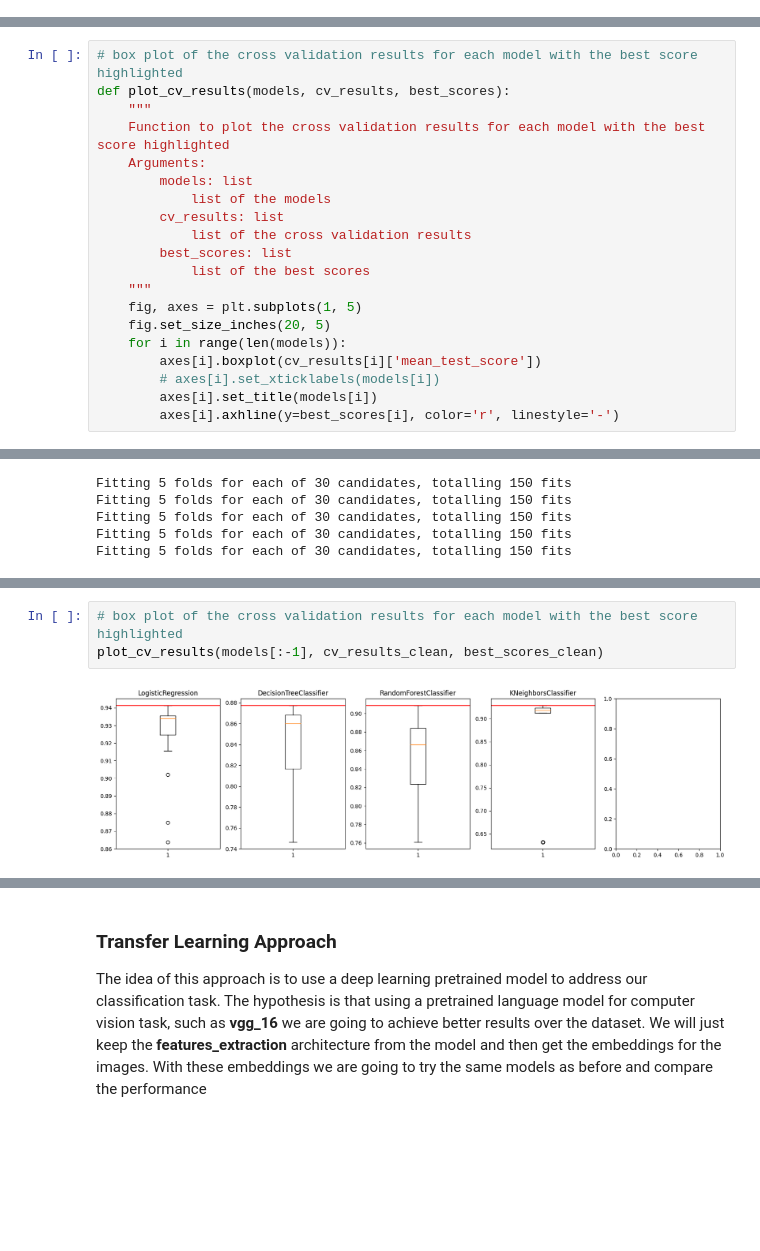
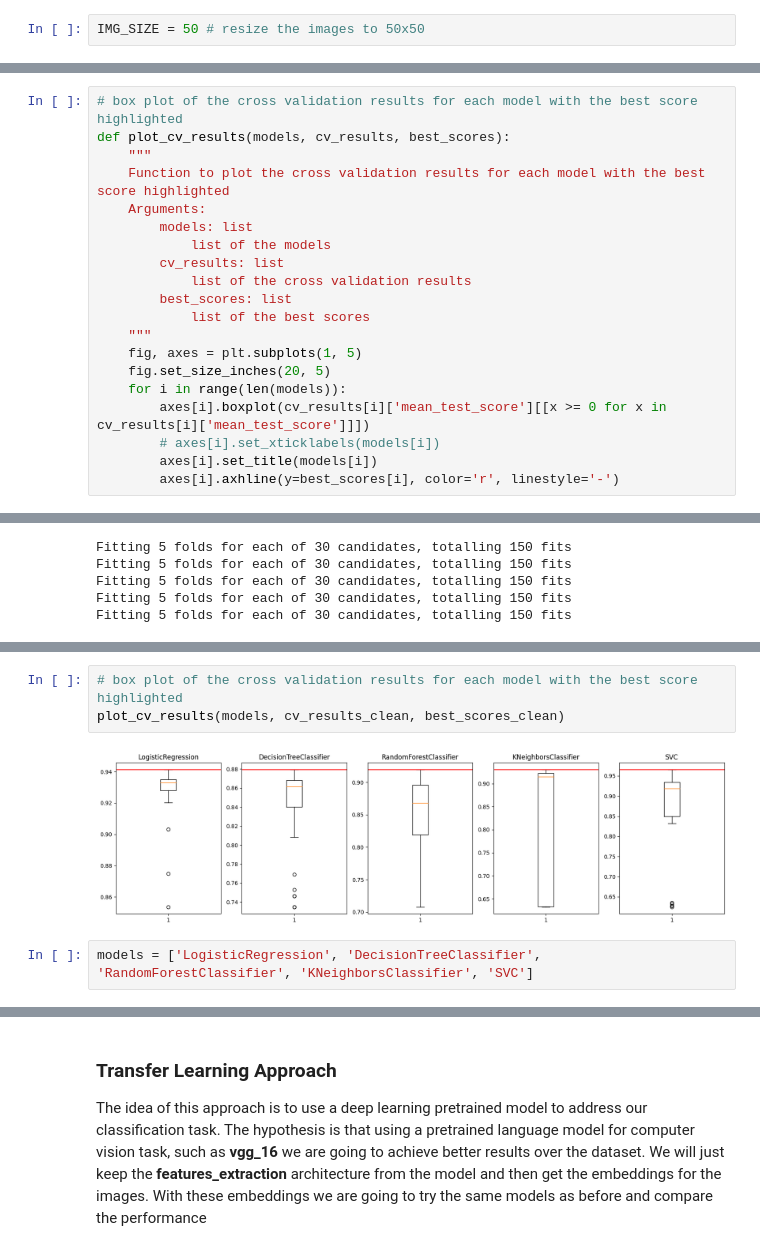
Before and after one commit to jlopetegui98/Hands-on-ML-Project, a Jupyter notebook: main.ipynb, the cells around one changed output, grey strips where cells are left out. Saved outputs shown, nothing was run; the diff lists cells and outputs as text; blank space fills up the shorter version.

```diff
--- a/main.ipynb
+++ b/main.ipynb
@@ -211,6 +212,8 @@ print(f"Shape of test_images: \t{test_images.shape}")
 # %% [output]
 Shape of train_images:  (5232, 2500)
 Shape of test_images:   (624, 2500)
+# %%
+IMG_SIZE = 50 # resize the images to 50x50
 # %% [markdown]
 Once the images are charged in order to illustrate the data we are working with we will plot different images from the three labels and sets (train/test).
 # %%
@@ -874,7 +877,7 @@ def plot_cv_results(models, cv_results, best_scores):
     fig, axes = plt.subplots(1, 5)
     fig.set_size_inches(20, 5)
     for i in range(len(models)):
-        axes[i].boxplot(cv_results[i]['mean_test_score'])
+        axes[i].boxplot(cv_results[i]['mean_test_score'][[x >= 0 for x in cv_results[i]['mean_test_score']]])
         # axes[i].set_xticklabels(models[i])
         axes[i].set_title(models[i])
         axes[i].axhline(y=best_scores[i], color='r', linestyle='-')
@@ -1008,8 +1021,10 @@ Best parameters for SVC: {'scaler__method': 'StandardScaler', 'dim_red__n_compon
 # %%
 # box plot of the cross validation results for each model with the best score highlighted
-plot_cv_results(models[:-1], cv_results_clean, best_scores_clean)
+plot_cv_results(models, cv_results_clean, best_scores_clean)
 # %% [output]
-[figure, old version]
+[figure, new version]
+# %%
+models = ['LogisticRegression', 'DecisionTreeClassifier', 'RandomForestClassifier', 'KNeighborsClassifier', 'SVC']
 # %%
 # evaluate the best models obtained for training data with correlation analysis on the test dataset
 # best_models_clean = [models[i] for i in [0, 2, 3]]
```
Also changed, not shown: parts of 32 cells of this notebook.
